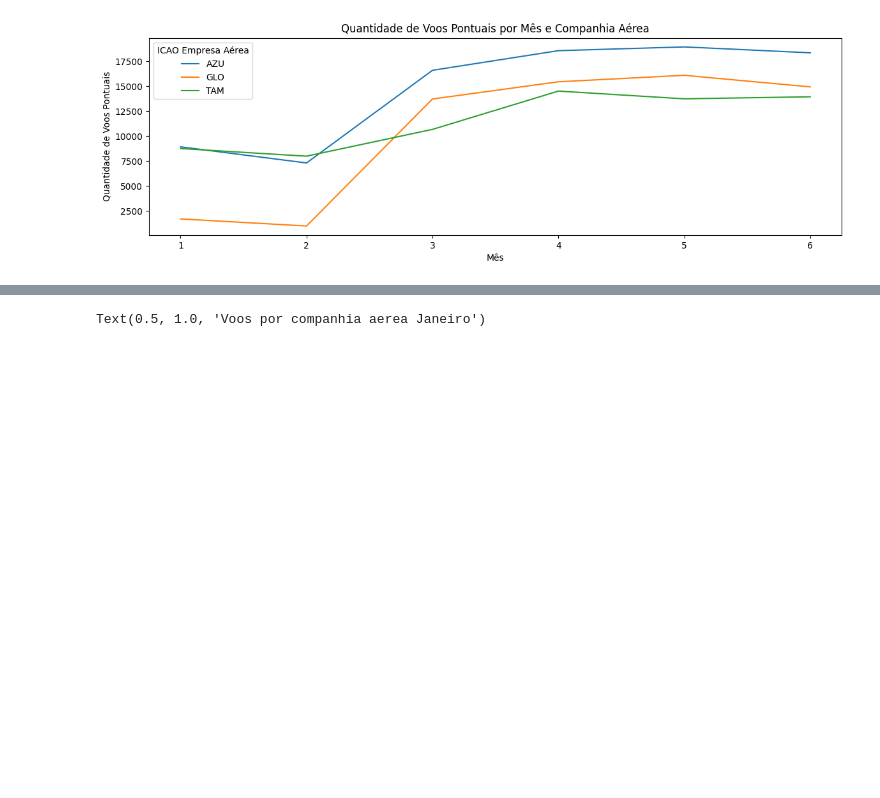
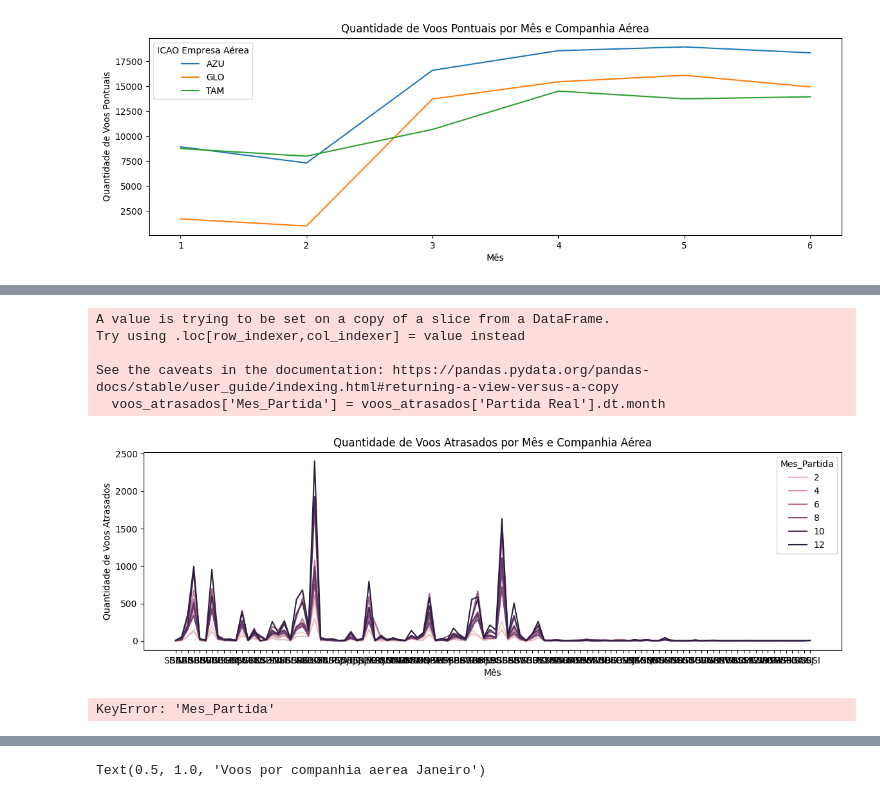
Before and after one commit to franciscojosecvrl/PortifolioDeDados, a Jupyter notebook: aquisicao_de_dados.ipynb, the cells around one changed output, grey strips where cells are left out. Cells and saved outputs as stored; diff of their text form; code cells hidden in the pictures; blank space fills up the shorter version.

Commit message:
adicionando novas tabelas, graficos de linhas e distribuiççao de maior numero de atrasdo por aerporto

```diff
--- a/aquisicao_de_dados.ipynb
+++ b/aquisicao_de_dados.ipynb
@@ -499,0 +582,16 @@ plt.show()
+# %%
+datasets_voos_2018['Mes_Partida'] = datasets_voos_2018['Partida Real'].dt.month
+
+#voos_pontuais_por_mes_companhia = datasets_voos_2018.groupby(['Mes_Partida', 'ICAO Empresa Aérea'])[Status horario voo]== 0].sum().reset_index()
+
+voos_pontuais_por_mes_companhia = datasets_voos_2018[datasets_voos_2018['Status horario voo'] == 1].groupby(['Mes_Partida', 'ICAO Empresa Aérea']).size().reset_index(name='Quantidade_Pontuais')
+# Voo pontual(0)
+
+
+
+plt.figure(figsize=(14, 4))
+sns.lineplot(x='Mes_Partida', y='Quantidade_Pontuais', hue='ICAO Empresa Aérea', data=voos_pontuais_por_mes_companhia)
+plt.title('Quantidade de Voos Atrasados por Mês e Companhia Aérea')
+plt.xlabel('Mês')
+plt.ylabel('Quantidade de Voos Atrasados')
+plt.show()
@@ -499,0 +600,52 @@ plt.show()
+# %%
+# Filtrar apenas voos com atrasos (Status horario voo == 1)
+voos_atrasados = datasets_voos_2018[datasets_voos_2018['Status horario voo'] == 1]
+
+# Adicionar coluna 'Mes_Partida'
+voos_atrasados['Mes_Partida'] = voos_atrasados['Partida Real'].dt.month
+
+# Agrupar por empresa, mês e aeroporto, contando o número de atrasos
+contagem_atrasos = voos_atrasados.groupby(['Mes_Partida', 'ICAO Aeródromo Origem']).size().reset_index(name='Quantidade_Atrasos')
+#'ICAO Empresa Aérea'
+# Mostrar os resultados
+#print(contagem_atrasos.head(10))
+
+plt.figure(figsize=(14, 4))
+sns.lineplot(x='ICAO Aeródromo Origem', y='Quantidade_Atrasos', hue='Mes_Partida', data=contagem_atrasos)
+plt.title('Quantidade de Voos Atrasados por Mês e Companhia Aérea')
+plt.xlabel('Mês')
+plt.ylabel('Quantidade de Voos Atrasados')
+plt.show()
+# %% [output]
+A value is trying to be set on a copy of a slice from a DataFrame.
+Try using .loc[row_indexer,col_indexer] = value instead
+
+See the caveats in the documentation: https://pandas.pydata.org/pandas-docs/stable/user_guide/indexing.html#returning-a-view-versus-a-copy
+  voos_atrasados['Mes_Partida'] = voos_atrasados['Partida Real'].dt.month
+[figure, added]
+# %%
+
+
+# Supondo que você já tenha uma coluna 'Mes_Partida' no formato de meses e uma coluna 'ICAO Aeródromo Origem'
+# Vamos criar uma nova coluna chamada 'Mes_Aeroporto' que combina mês e aeroporto
+datasets_voos_2018['Mes_Aeroporto'] = datasets_voos_2018['Mes_Partida'].astype(str) + ' - ' + datasets_voos_2018['ICAO Aeródromo Origem']
+
+# Filtrar os voos atrasados
+voos_atrasados = datasets_voos_2018[datasets_voos_2018['Status horario voo'] == 1]
+
+# Calcular a quantidade total de atrasos por companhia, por aeroporto, em cada mês
+contagem_total_atrasos = voos_atrasados.groupby(['Mes_Aeroporto', 'ICAO Empresa Aérea']).size().reset_index(name='Quantidade_Atrasos')
+
+# Encontrar o aeroporto com maior quantidade de atrasos para cada companhia em cada mês
+aeroportos_mais_atrasos = contagem_total_atrasos.loc[contagem_total_atrasos.groupby(['Mes_Partida', 'ICAO Empresa Aérea'])['Quantidade_Atrasos'].idxmax()]
+
+# Criar o gráfico de barras
+plt.figure(figsize=(14, 6))
+sns.barplot(x='Mes_Aeroporto', y='Quantidade_Atrasos', hue='ICAO Empresa Aérea', data=aeroportos_mais_atrasos)
+plt.title('Aeroporto com Maior Quantidade de Atrasos por Companhia e Mês')
+plt.xlabel('Mês - Aeroporto')
+plt.ylabel('Quantidade de Atrasos')
+plt.xticks(rotation=45, ha='right')  # Rotaciona os rótulos para melhor legibilidade
+plt.show()
+# %% [output]
+KeyError: 'Mes_Partida'
```
Also changed, not shown: parts of 18 cells of this notebook.
